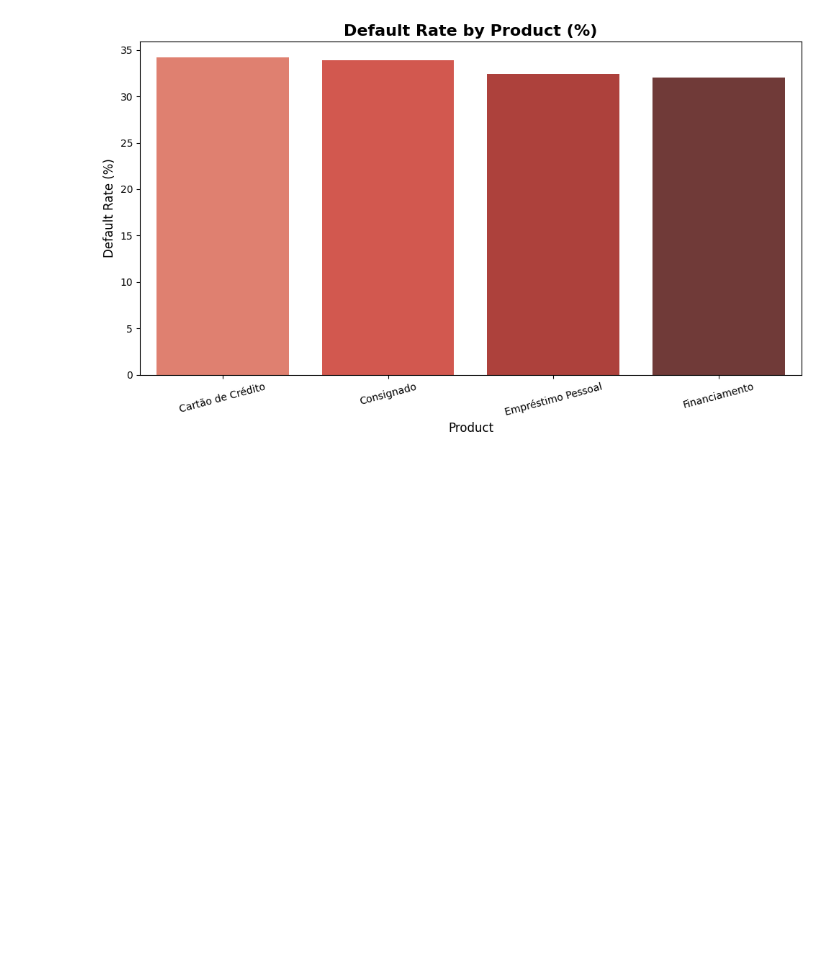
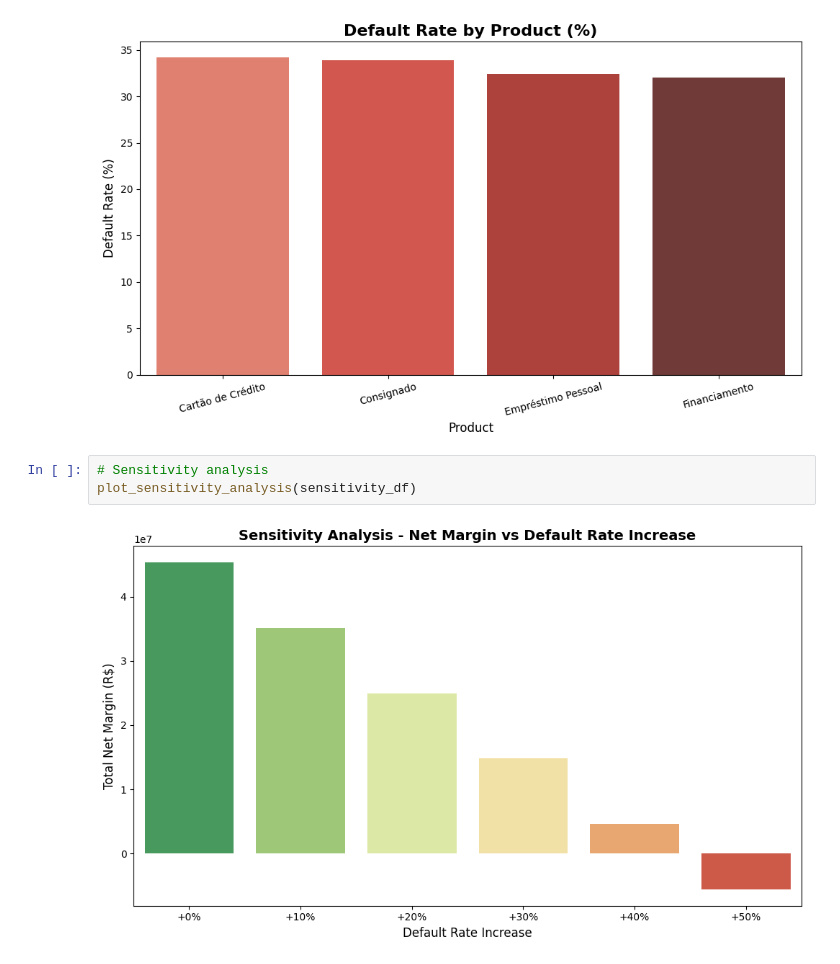
Before and after one commit to tiagosilva06/credit-portfolio-analysis, a Jupyter notebook: notebooks/main.ipynb, the cells around one changed output. Cells and saved outputs as stored; diff of their text form; blank space fills up the shorter version.

Commit message:
feat: add sensitivity analysis visualization

```diff
--- a/notebooks/main.ipynb
+++ b/notebooks/main.ipynb
@@ -139,3 +139,8 @@ plot_net_margin_by_safra(pl_safra)
 plot_default_rate_by_product(default_df)
 # %% [output]
 [figure]
+# %%
+# Sensitivity analysis
+plot_sensitivity_analysis(sensitivity_df)
+# %% [output]
+[figure, added]
```
